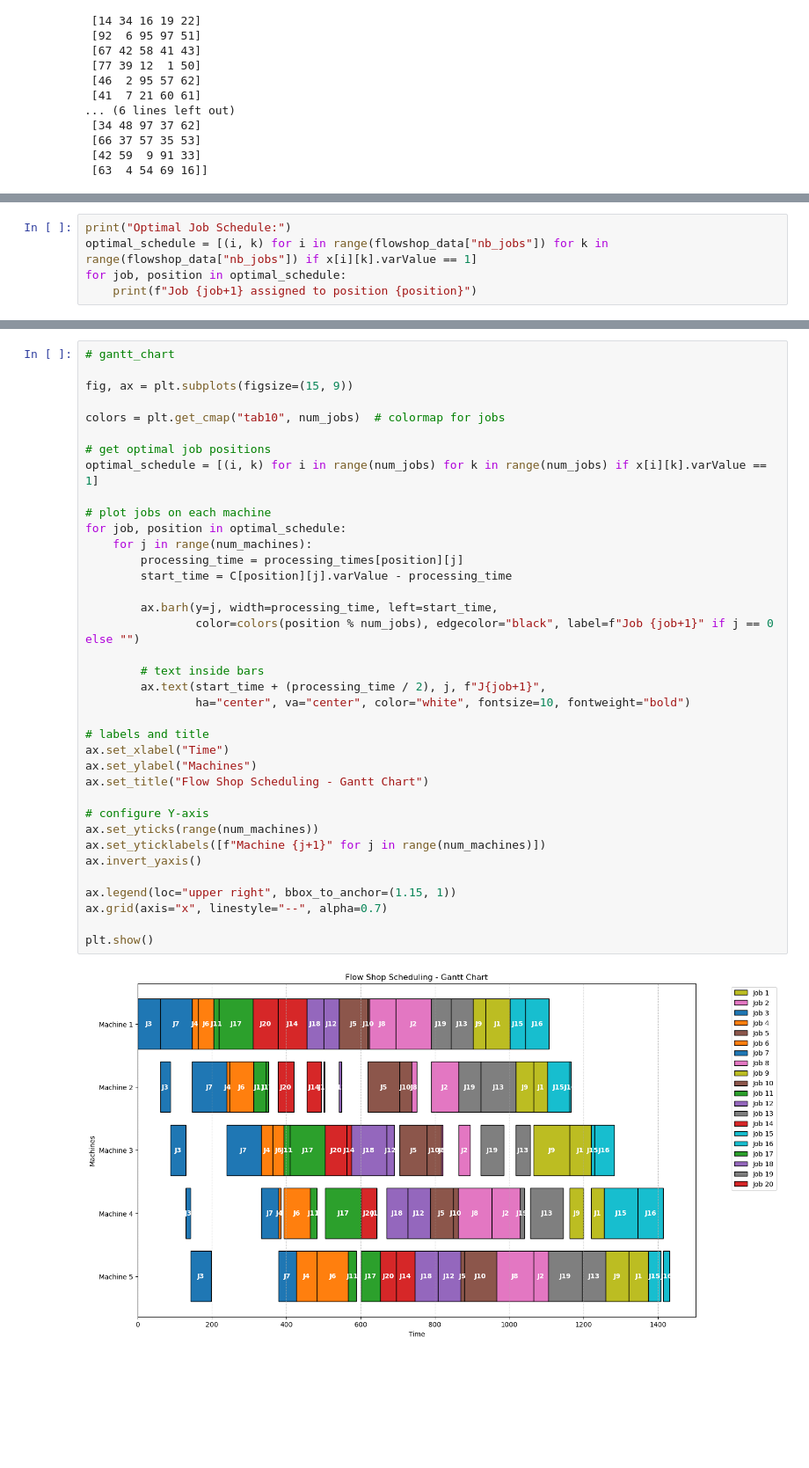
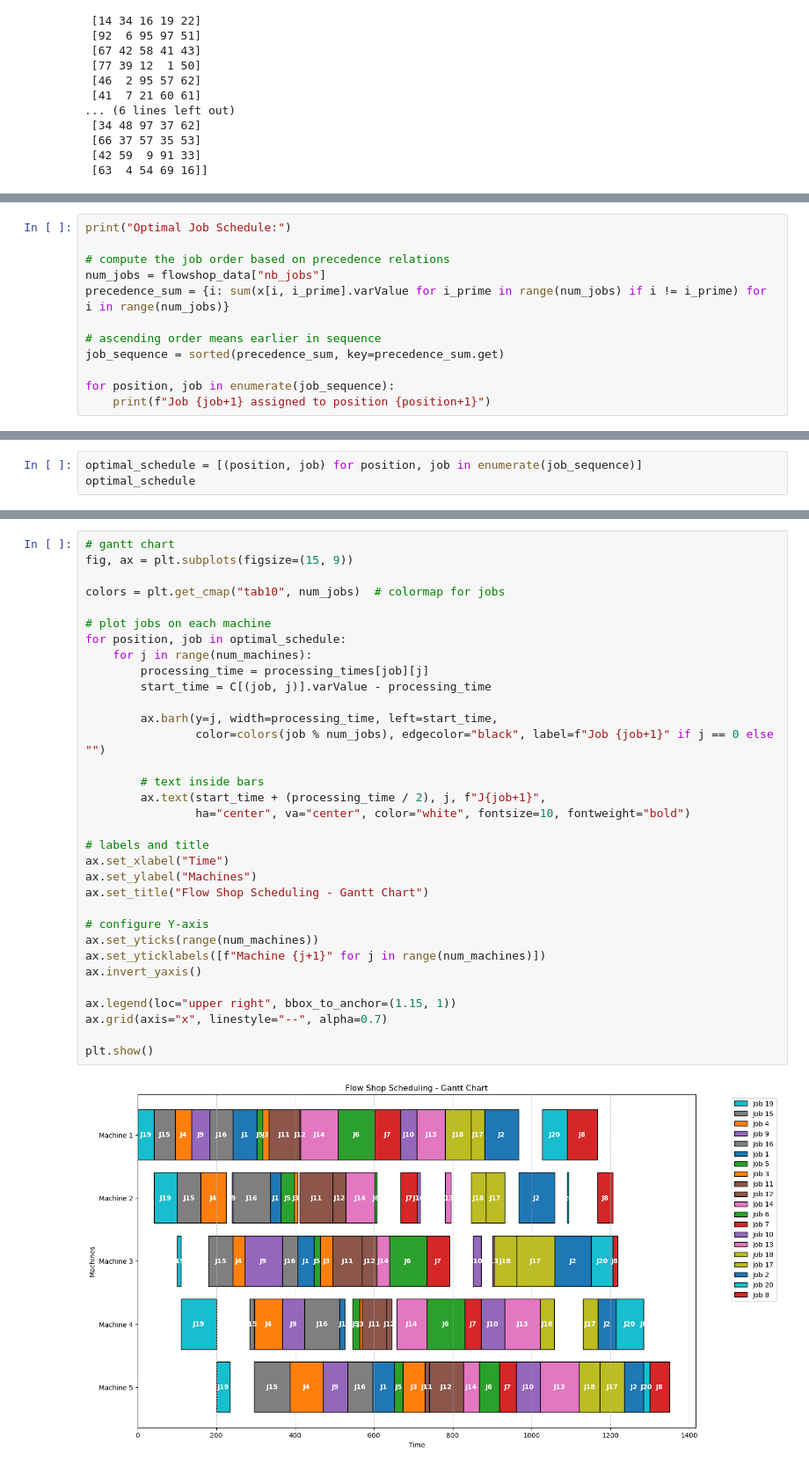
Before and after one commit to pedrovsglima/optimization-mip-cp, a Jupyter notebook: examples/formulation.ipynb, the cells around one changed output, grey strips where cells are left out. Shown at 88% size. Saved outputs shown, nothing was run; the diff lists cells and outputs as text; blank space fills up the shorter version.

```diff
--- a/examples/formulation.ipynb
+++ b/examples/formulation.ipynb
@@ -140,5 +138,0 @@ runtime = time.time() - start_time
-# %%
-print("Optimal Job Schedule:")
-optimal_schedule = [(i, k) for i in range(flowshop_data["nb_jobs"]) for k in range(flowshop_data["nb_jobs"]) if x[i][k].varValue == 1]
-for job, position in optimal_schedule:
-    print(f"Job {job+1} assigned to position {position}")
@@ -162,0 +139,12 @@ Job 20 assigned to position 6
+# %%
+print("Optimal Job Schedule:")
+
+# compute the job order based on precedence relations
+num_jobs = flowshop_data["nb_jobs"]
+precedence_sum = {i: sum(x[i, i_prime].varValue for i_prime in range(num_jobs) if i != i_prime) for i in range(num_jobs)}
+
+# ascending order means earlier in sequence
+job_sequence = sorted(precedence_sum, key=precedence_sum.get)
+
+for position, job in enumerate(job_sequence):
+    print(f"Job {job+1} assigned to position {position+1}")
@@ -162,0 +169,3 @@ Job 20 assigned to position 6
+# %%
+optimal_schedule = [(position, job) for position, job in enumerate(job_sequence)]
+optimal_schedule
@@ -187,39 +217,35 @@ Performance Gap: 613.16%
 # %%
-# gantt_chart
-
+# gantt chart
 fig, ax = plt.subplots(figsize=(15, 9))
 
 colors = plt.get_cmap("tab10", num_jobs)  # colormap for jobs
 
-# get optimal job positions
-optimal_schedule = [(i, k) for i in range(num_jobs) for k in range(num_jobs) if x[i][k].varValue == 1]
-
 # plot jobs on each machine
-for job, position in optimal_schedule:
+for position, job in optimal_schedule:
     for j in range(num_machines):
-        processing_time = processing_times[position][j]
-        start_time = C[position][j].varValue - processing_time
+        processing_time = processing_times[job][j]
+        start_time = C[(job, j)].varValue - processing_time
 
         ax.barh(y=j, width=processing_time, left=start_time,
-                color=colors(position % num_jobs), edgecolor="black", label=f"Job {job+1}" if j == 0 else "")
+                color=colors(job % num_jobs), edgecolor="black", label=f"Job {job+1}" if j == 0 else "")
 
         # text inside bars
         ax.text(start_time + (processing_time / 2), j, f"J{job+1}",
                 ha="center", va="center", color="white", fontsize=10, fontweight="bold")
 
 # labels and title
 ax.set_xlabel("Time")
 ax.set_ylabel("Machines")
 ax.set_title("Flow Shop Scheduling - Gantt Chart")
 
 # configure Y-axis
 ax.set_yticks(range(num_machines))
 ax.set_yticklabels([f"Machine {j+1}" for j in range(num_machines)])
 ax.invert_yaxis()
 
 ax.legend(loc="upper right", bbox_to_anchor=(1.15, 1))
 ax.grid(axis="x", linestyle="--", alpha=0.7)
 
 plt.show()
 # %% [output]
-[figure, old version]
+[figure, new version]
```
Also changed, not shown: parts of 8 cells of this notebook, 3 other files.
